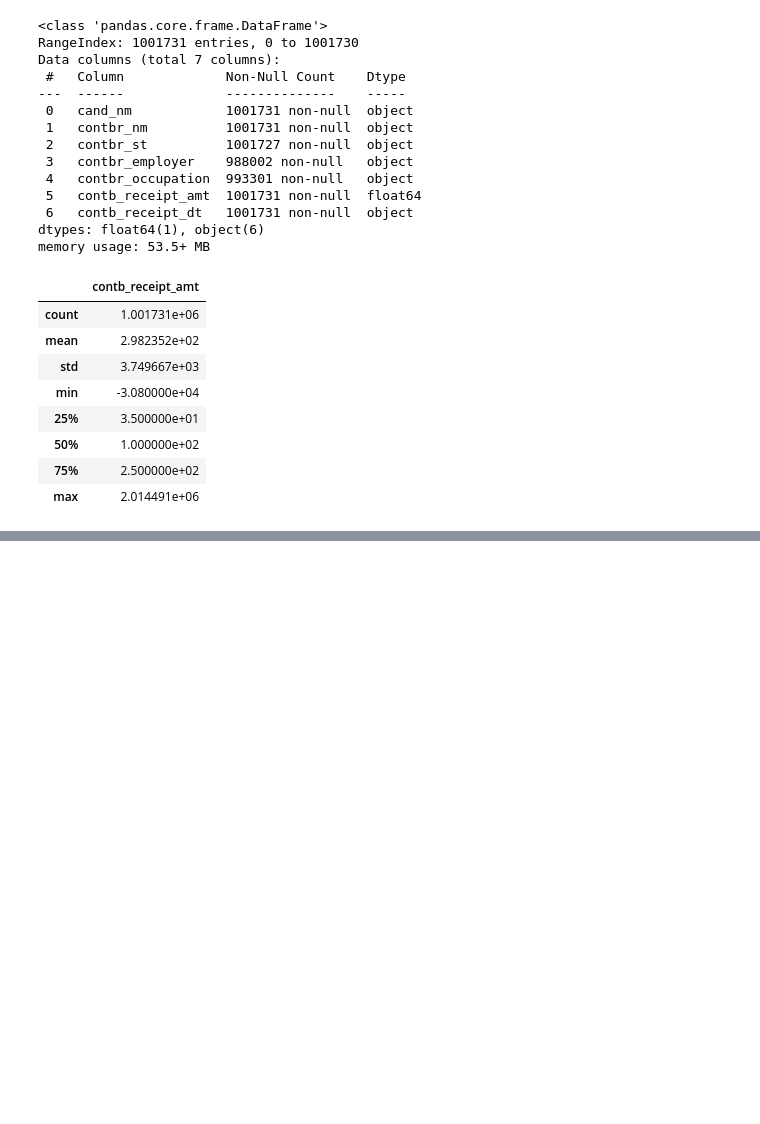
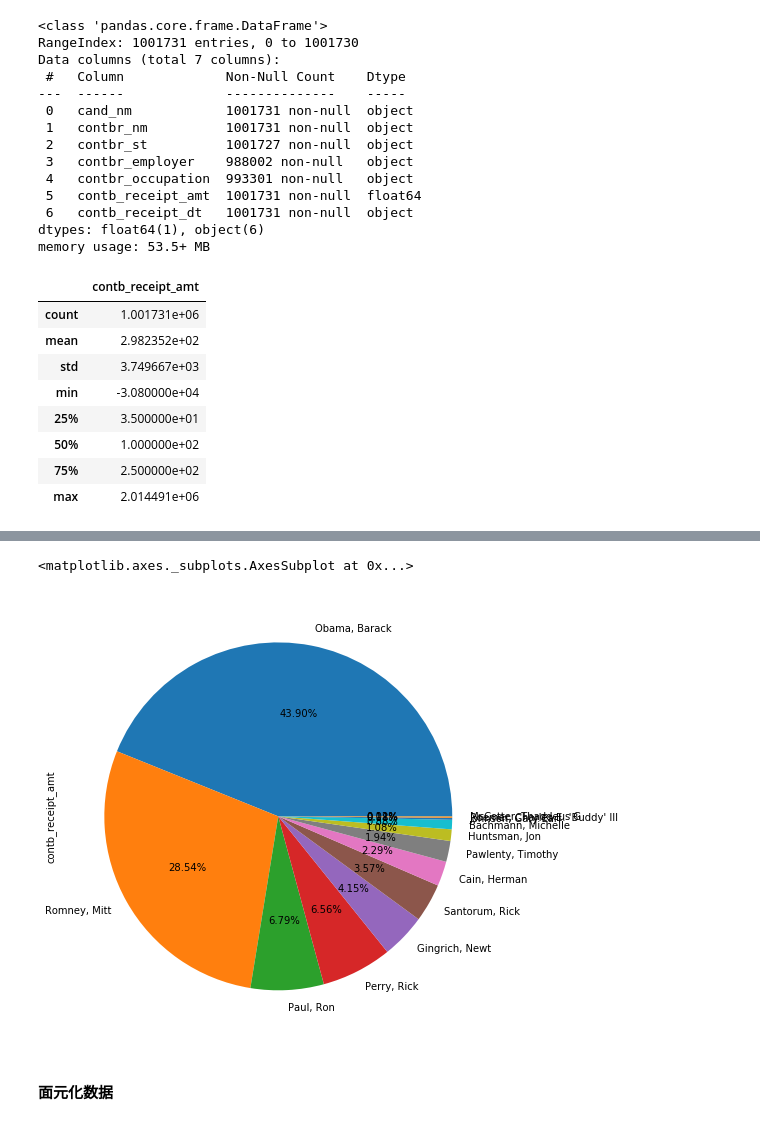
Before and after one commit to langliu/mybinder, a Jupyter notebook: 2012美国总统竞选赞助数据分析.ipynb, the cells around one changed output, grey strips where cells are left out. Cells and saved outputs as stored; diff of their text form; code cells hidden in the pictures; blank space fills up the shorter version.

```diff
--- a/2012美国总统竞选赞助数据分析.ipynb
+++ b/2012美国总统竞选赞助数据分析.ipynb
@@ -55,0 +177,25 @@ data.describe()
+# %%
+#建立一个职业对应字典，把相同职业的不同表达映射为对应的职业，比如把C.E.O.映射为CEO
+occupation_map = {
+  'INFORMATION REQUESTED PER BEST EFFORTS':'NOT PROVIDED',
+  'INFORMATION REQUESTED':'NOT PROVIDED',
+  'SELF' : 'SELF-EMPLOYED',
+  'SELF EMPLOYED' : 'SELF-EMPLOYED',
+  'C.E.O.':'CEO',
+  'LAWYER':'ATTORNEY',
+}
+
+# 如果不在字典中,返回x
+f = lambda x: occupation_map.get(x, x)
+data.contbr_occupation = data.contbr_occupation.map(f)
+# %%
+emp_mapping = {
+   'INFORMATION REQUESTED PER BEST EFFORTS' : 'NOT PROVIDED',
+   'INFORMATION REQUESTED' : 'NOT PROVIDED',
+   'SELF' : 'SELF-EMPLOYED',
+   'SELF EMPLOYED' : 'SELF-EMPLOYED',
+}
+
+# If no mapping provided, return x
+f = lambda x: emp_mapping.get(x, x)
+data.contbr_employer = data.contbr_employer.map(f)
@@ -55,0 +208,3 @@ data.describe()
+# %%
+data = data[data['contb_receipt_amt'] > 0]
+data.info()
@@ -55,0 +229,4 @@ data.describe()
+# %%
+#查看各候选人获得的赞助总金额
+contb_receipt_amt_count = data.groupby('cand_nm')['contb_receipt_amt'].sum().sort_values(ascending=False)
+contb_receipt_amt_count
@@ -55,0 +249,5 @@ data.describe()
+# %%
+contb_receipt_amt_count.plot(kind='pie', figsize=(8,8), autopct='%1.2f%%')
+# %% [output]
+<matplotlib.axes._subplots.AxesSubplot at 0x...>
+[figure, added]
@@ -55,0 +257,2 @@ data.describe()
+# %% [markdown]
+#### 面元化数据
```
Also changed, not shown: parts of 51 cells of this notebook, 2 other files.
